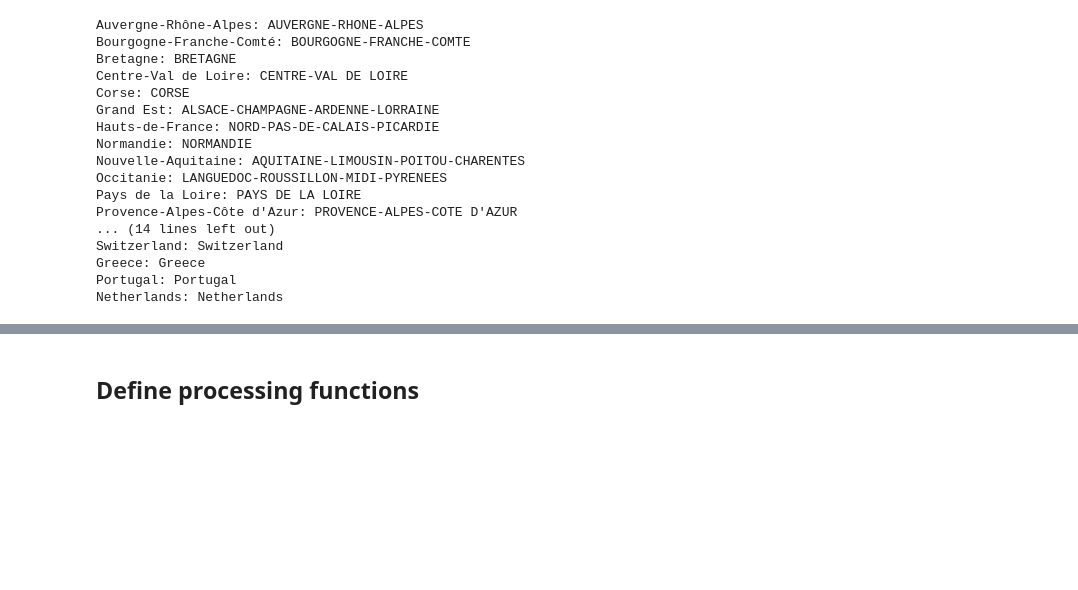
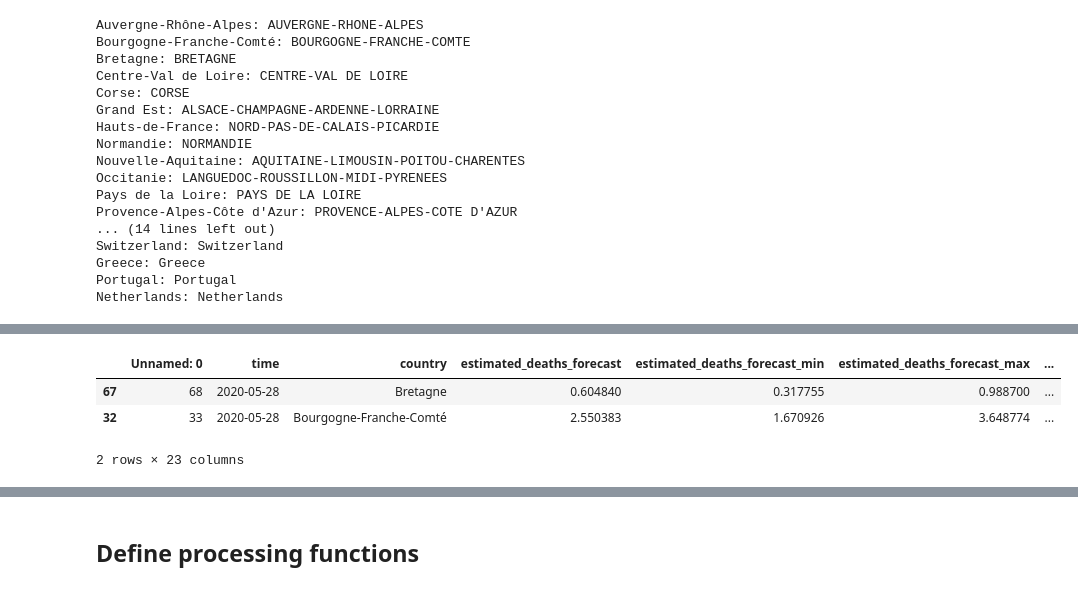
Before and after one commit to payoto/covid19model-fr-regions-results, a Jupyter notebook: nbs/map_covid_model.ipynb, the cells around one changed output, grey strips where cells are left out. Cells and saved outputs as stored; diff of their text form; code cells hidden in the pictures; blank space fills up the shorter version.

```diff
--- a/nbs/map_covid_model.ipynb
+++ b/nbs/map_covid_model.ipynb
@@ -109,3 +111,23 @@ Switzerland: Switzerland
 Greece: Greece
 Portugal: Portugal
 Netherlands: Netherlands
+# %%
+def to_geopandas(
+    zone_name_map, df, geo,
+    df_name_field='country',
+    geo_name_field='name',
+):
+    geo2 = geo.set_index(geo_name_field, inplace=False)
+    df_geo = gpd.GeoDataFrame(df)
+    df_geo["geo_name"] = ""
+    for i, row in df_geo.iterrows():
+        geo_name = zone_name_map[row[df_name_field]]
+        df_geo.at[i, "geo_name"] = geo_name
+        # df_geo.at[i, "geometry"] = geo2.at[geo_name,"geometry"]
+    df_geo = df_geo.join(geo2, on="geo_name")
+    df_geo.loc[
+        (df_geo[df_name_field] == "France-EHPAD")
+        | (df_geo[df_name_field] == "France-hopitaux")
+        | (df_geo[df_name_field] == "France-OC19")
+    , "geo_level"] = "NATIONAL"
+    return df_geo
@@ -111,0 +153,7 @@ Netherlands: Netherlands
+# %%
+geo_df.sample(2)
+# %% [output]
+|  | Unnamed: 0 | time | country | estimated_deaths_forecast | estimated_deaths_forecast_min | estimated_deaths_forecast_max | ... |
+| 67 | 68 | 2020-05-28 | Bretagne | 0.604840 | 0.317755 | 0.988700 | ... |
+| 32 | 33 | 2020-05-28 | Bourgogne-Franche-Comté | 2.550383 | 1.670926 | 3.648774 | ... |
+2 rows × 23 columns
```
Also changed, not shown: parts of 7 cells of this notebook.
